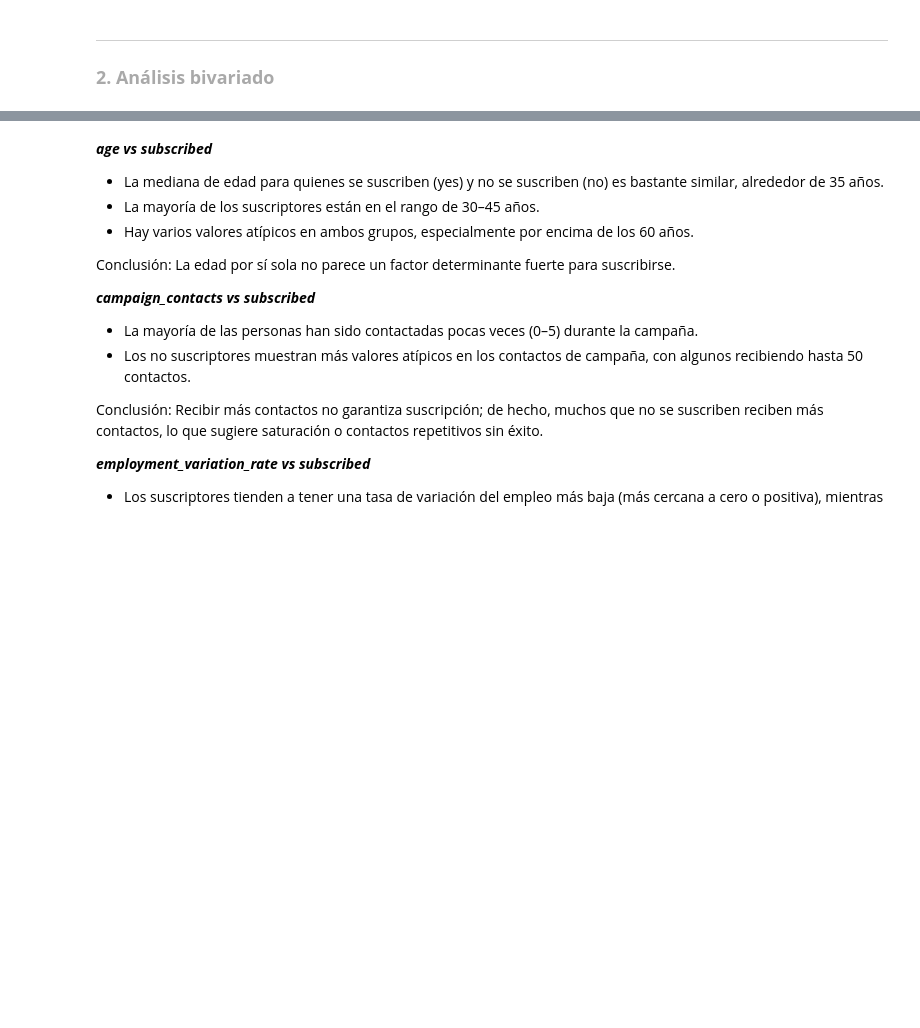
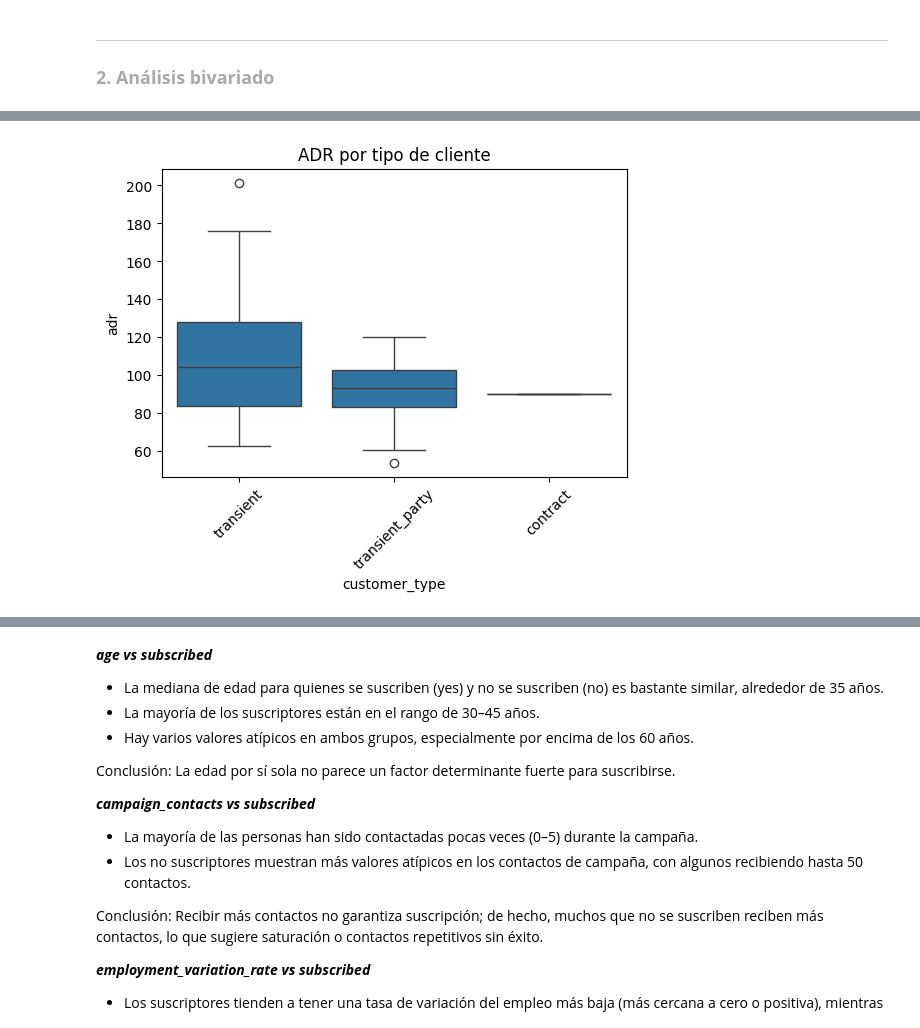
Before and after one commit to lorenalopezarenas/Booking_Reviews, a Jupyter notebook: notebooks/03. EDA.ipynb, the cells around one changed output, grey strips where cells are left out. Drawn from its saved outputs; the diff is of its cells as text; code cells hidden in the pictures; blank space fills up the shorter version.

```diff
--- a/notebooks/03. EDA.ipynb
+++ b/notebooks/03. EDA.ipynb
@@ -318,0 +344,8 @@ number_vs_target(df_final, "subscribed")
+# %%
+plt.figure(figsize=(6,4))
+sns.boxplot(data=df_final, x="customer_type", y="adr")
+plt.title("ADR por tipo de cliente")
+plt.xticks(rotation=45)
+plt.show()
+# %% [output]
+[figure, added]
```
Also changed, not shown: parts of 39 cells of this notebook.
